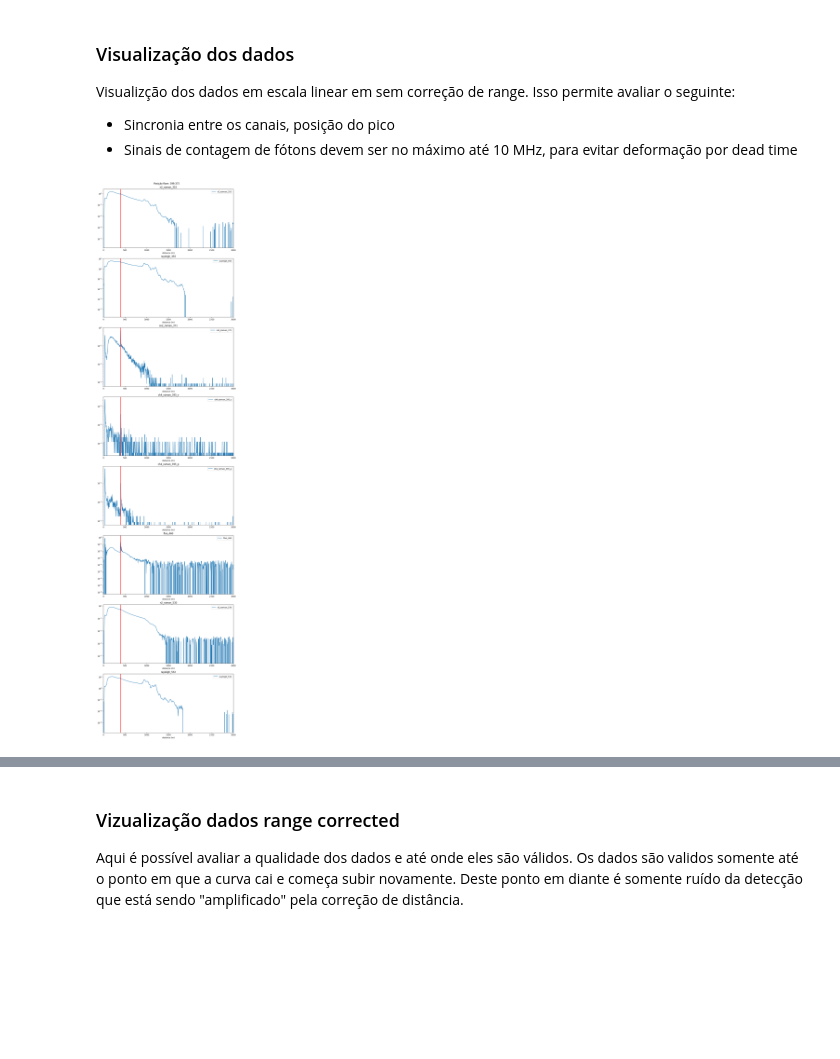
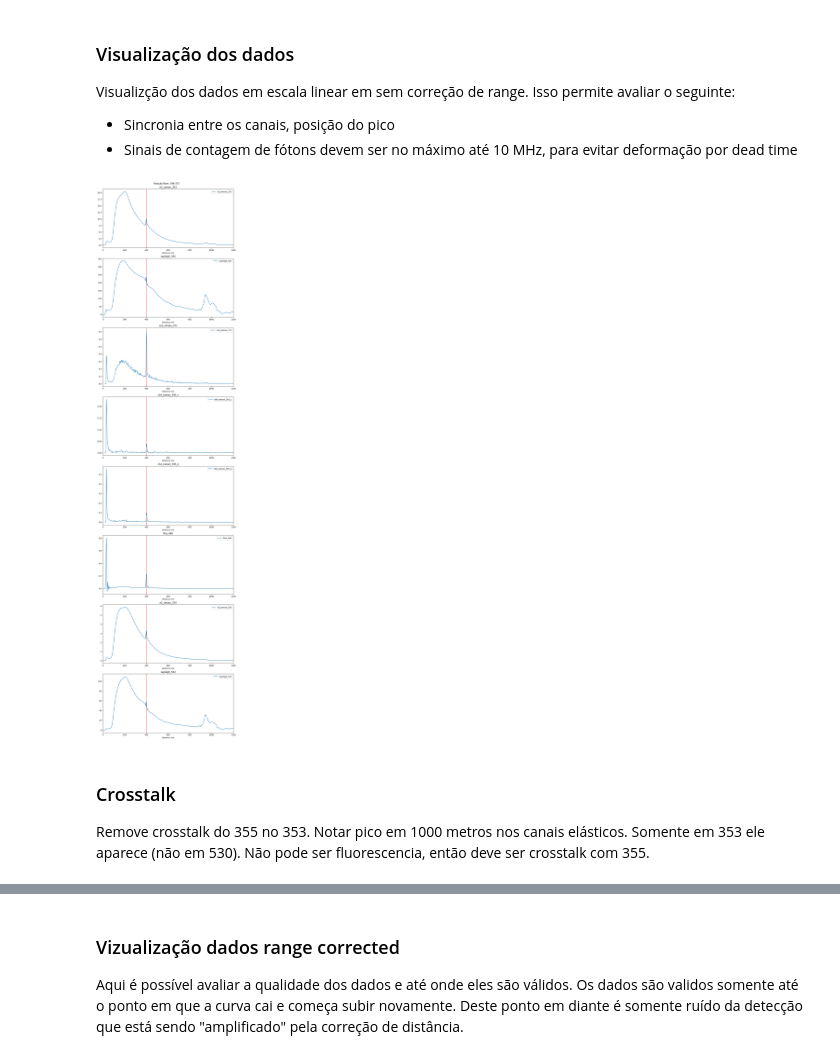
Before and after one commit to JairoRotava/lifa, a Jupyter notebook: notebooks/fames processing pipeline.ipynb, the cells around one changed output, grey strips where cells are left out. Cells and saved outputs as stored; diff of their text form; code cells hidden in the pictures; blank space fills up the shorter version.

```diff
--- a/notebooks/fames processing pipeline.ipynb
+++ b/notebooks/fames processing pipeline.ipynb
@@ -146,25 +152,29 @@ Visualizção dos dados em escala linear em sem correção de range. Isso permit
 # %%
 # apresenta todos sinais
 #number_traces = len(licel_channels_names)
 fig, ax = plt.subplots(nrows=len(upper_signal), figsize=(10,40), layout='constrained')
 #plt.title('Photon-counting signal')
 #fig.suptitle('Signals')
 
 plt.suptitle('Posição flare: {}'.format(flare_pos))
 for i,(key, data) in enumerate(signal.items()):
+    ax[i].axvline(flare_pos, 0, 1, color='r')
+
     ax[i].plot(z, data, label=key)
-    ax[i].axvline(flare_pos, 0, 1, color='r')
 
     #plt.plot(z, non_paralyzable_corrected, 'g', label='Non paralyzable')
 
     #ax[i].plot(trace[0], trace[1], label=name, marker=',')
     ax[i].set_title(key)
     #ax[i].grid(True, 'both')
     #ax[i].minorticks_on()
     ax[i].set_xlabel('distance (m)')
     #ax[i].set_ylabel('signal (mV)')
     ax[i].legend(loc='upper right')
-    ax[i].set_yscale('log')
-    ax[i].set_xlim(0,3000)
+    #ax[i].set_yscale('log')
+    ax[i].set_xlim(0,1200)
 # %% [output]
-[figure, old version]
+[figure, new version]
+# %% [markdown]
+### Crosstalk
+Remove crosstalk do 355 no 353. Notar pico em 1000 metros nos canais elásticos. Somente em 353 ele aparece (não em 530). Não pode ser fluorescencia, então deve ser crosstalk com 355.
```
Also changed, not shown: parts of 18 cells of this notebook.
